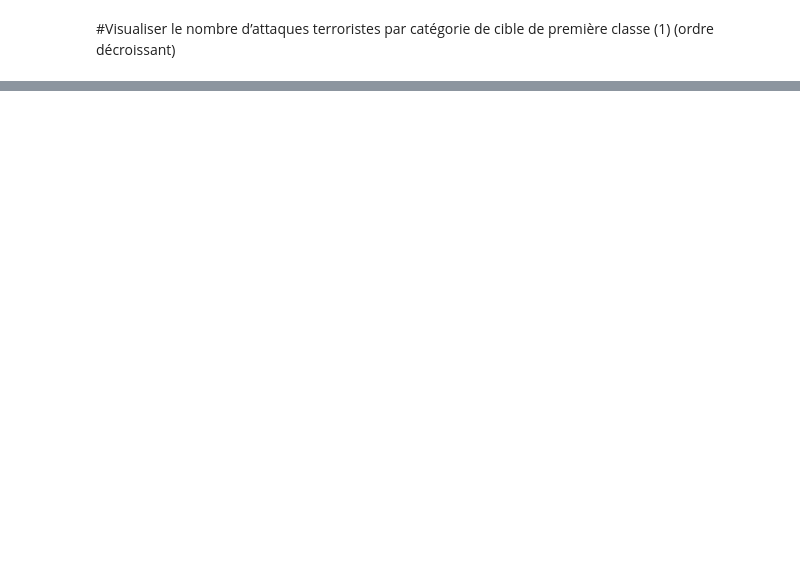
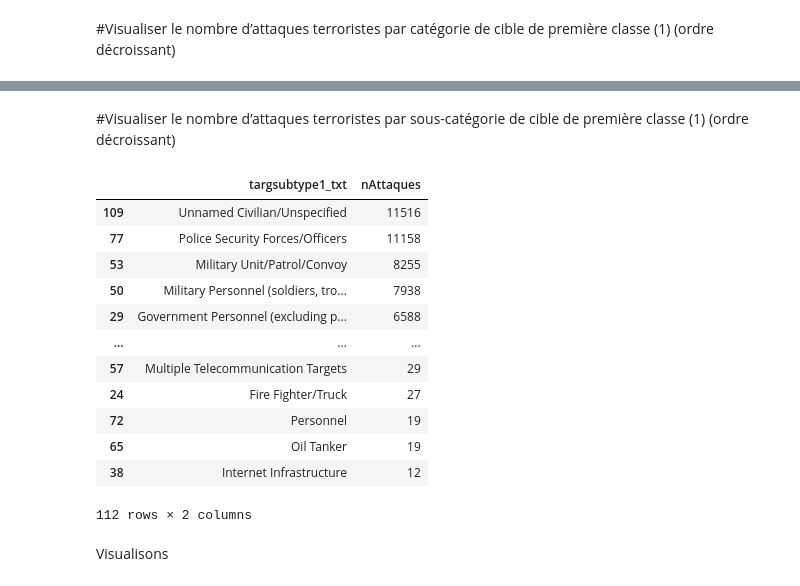
Before and after one commit to Oumar199/TerroristAttackDashboard, a Jupyter notebook: exploration.ipynb, the cells around one changed output, grey strips where cells are left out. Drawn from its saved outputs; the diff is of its cells as text; code cells hidden in the pictures; blank space fills up the shorter version.

```diff
--- a/exploration.ipynb
+++ b/exploration.ipynb
@@ -21,0 +133,25 @@ df_targtype= cleaned_data.groupby("targtype1_txt").size().reset_index()
+# %% [markdown]
+#Visualiser le nombre d’attaques terroristes par sous-catégorie de cible de première classe (1) (ordre décroissant)
+# %%
+df_targtype= cleaned_data.groupby("targsubtype1_txt").size().reset_index()
+df_targtype= supprimer_valeurs(df_targtype, "targsubtype1_txt", ["''"])
+df_targtype.columns=["targsubtype1_txt", "nAttaques"]
+df_targtype=df_targtype.sort_values(ascending=False, by=["nAttaques"])
+# %%
+df_targtype
+# %% [output]
+|  | targsubtype1_txt | nAttaques |
+| 109 | Unnamed Civilian/Unspecified | 11516 |
+| 77 | Police Security Forces/Officers | 11158 |
+| 53 | Military Unit/Patrol/Convoy | 8255 |
+| 50 | Military Personnel (soldiers, tro... | 7938 |
+| 29 | Government Personnel (excluding p... | 6588 |
+| ... | ... | ... |
+| 57 | Multiple Telecommunication Targets | 29 |
+| 24 | Fire Fighter/Truck | 27 |
+| 72 | Personnel | 19 |
+| 65 | Oil Tanker | 19 |
+| 38 | Internet Infrastructure | 12 |
+112 rows × 2 columns
+# %% [markdown]
+Visualisons
```
Also changed, not shown: parts of 32 cells of this notebook.
